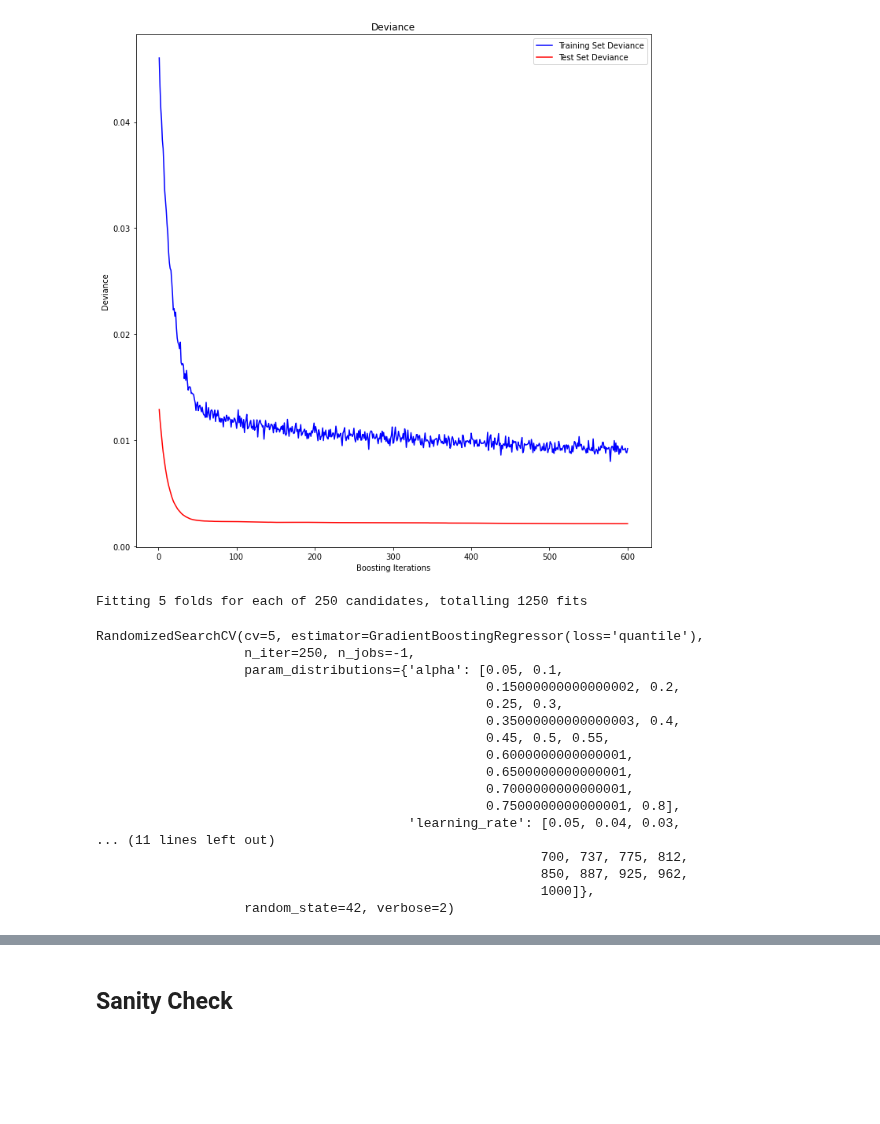
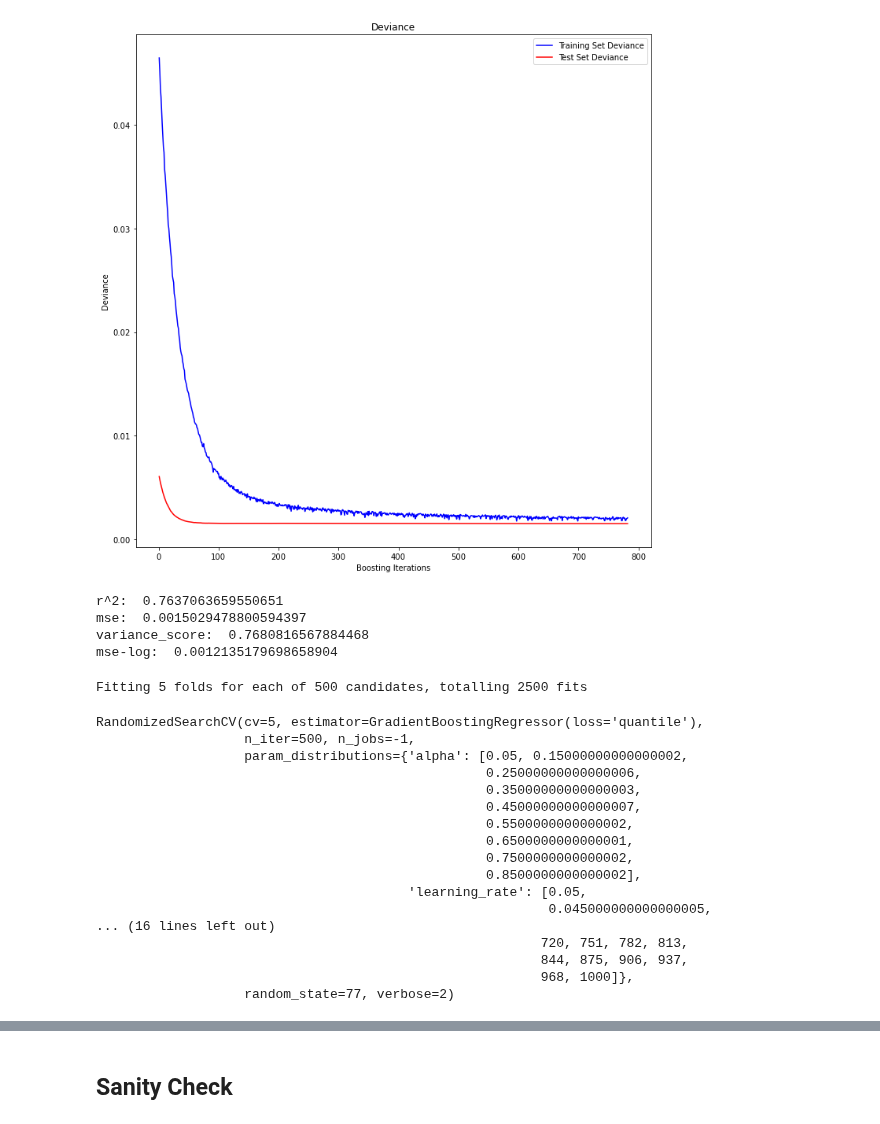
Before and after one commit to ZachLiu519/nba-model, a Jupyter notebook: spring21_models/gbdt_model.ipynb, the cells around one changed output, grey strips where cells are left out. Drawn from its saved outputs; the diff is of its cells as text; code cells hidden in the pictures; blank space fills up the shorter version.

Commit message:
score to 0.7859

```diff
--- a/spring21_models/gbdt_model.ipynb
+++ b/spring21_models/gbdt_model.ipynb
@@ -25,7 +25,9 @@ both = pd.concat([X_train, y_train], axis=1).reset_index().drop(columns=["index"
 smote_data = smogn.smoter(data = both,
                            y = 'cap_space_usage',
                            rel_xtrm_type = 'high',
-                           rel_thres = 0.8,
+                           rel_thres = 0.85,
+                           pert = 0.06,
+                           k = 8,
                            samp_method = 'extreme')
 sm = smote_data.sample(frac=1) ## make sure to shuffle the rows otherwise the cross validation will be scuffed
 y = sm[['cap_space_usage']]
@@ -37,8 +43,8 @@ select = SelectKBest(f_regression, k=20)
 best_features = select.fit_transform(X, y)
 feature_scores = pd.concat([pd.Series(X.columns), pd.Series(select.scores_)], axis=1)
 feature_scores.columns = ["features", "score"]
-features = list(feature_scores.sort_values(by=["score"], ascending=False).head(25)['features'])
+features = list(feature_scores.sort_values(by=["score"], ascending=False).head(20)['features'])
 
 X = X[features]
-print(len(X.columns.values))
+feature_scores.sort_values(by=["score"], ascending=False).head(20)
 # %% [output]
@@ -100,14 +122,15 @@ def run(model, model_name, x_train, x_val):
 from sklearn.ensemble import GradientBoostingRegressor
 from sklearn.metrics import *
 # %%
-params = {'n_estimators': 600,
+params = {'n_estimators': 782,
  'min_samples_split': 8,
- 'min_samples_leaf': 9,
+ 'min_samples_leaf': 5,
  'max_features': 'log2',
- 'max_depth': 2,
- 'learning_rate': 0.05,
- 'alpha': 0.55,
-  'subsample': 0.75,
+ 'max_depth': None,
+ 'learning_rate': 0.03,
+ 'alpha': 0.35000000000000003,
+ 'subsample': 0.9,
+ 'random_state': 3,
  'loss': 'quantile'}
 model_gbr = GradientBoostingRegressor(**params)
 model_gbr.fit(X_train, y_train)
@@ -119,22 +142,29 @@ GradientBoostingRegressor(alpha=0.55, learning_rate=0.05, loss='quantile',
 # %%
 test_score = np.zeros((params['n_estimators'],), dtype=np.float64)
-for i, y_pred in enumerate(model_gbr.staged_predict(X_val[features])):
-    test_score[i] = mean_squared_error(y_val, y_pred)
+for i, y_pred in enumerate(model_gbr.staged_predict(X_test)):
+    test_score[i] = mean_squared_error(y_test, y_pred)
 
 fig = plt.figure(figsize=(10, 10))
 plt.subplot(1, 1, 1)
 plt.title('Deviance')
 plt.plot(np.arange(params['n_estimators']) + 1, model_gbr.train_score_, 'b-',
          label='Training Set Deviance')
 plt.plot(np.arange(params['n_estimators']) + 1, test_score, 'r-',
          label='Test Set Deviance')
 plt.legend(loc='upper right')
 plt.xlabel('Boosting Iterations')
 plt.ylabel('Deviance')
 fig.tight_layout()
 plt.show()
 # %% [output]
-[figure, old version]
+[figure, new version]
+# %%
+evaluate(model_gbr.predict(X_test), y_test)
+# %% [output]
+r^2:  0.7637063659550651
+mse:  0.0015029478800594397
+variance_score:  0.7680816567884468
+mse-log:  0.0012135179698658904
 # %%
 from sklearn.model_selection import *
 # Number of boosting iterations
@@ -159,27 +190,27 @@ random_grid = {'n_estimators': n_estimators,
               'learning_rate': learning_rates,
                'alpha': alphas}
 # %%
-gbdt_random = RandomizedSearchCV(estimator = GradientBoostingRegressor(loss='quantile'), param_distributions = random_grid, n_iter = 250, cv = 5, verbose=2, random_state=42, n_jobs = -1)
+gbdt_random = RandomizedSearchCV(estimator = GradientBoostingRegressor(loss='quantile'), param_distributions = random_grid, n_iter = 500, cv = 5, verbose=2, random_state=77, n_jobs = -1)
 gbdt_random.fit(X_train, y_train)
 # %% [output]
-Fitting 5 folds for each of 250 candidates, totalling 1250 fits
+Fitting 5 folds for each of 500 candidates, totalling 2500 fits
 RandomizedSearchCV(cv=5, estimator=GradientBoostingRegressor(loss='quantile'),
-                   n_iter=250, n_jobs=-1,
-                   param_distributions={'alpha': [0.05, 0.1,
-                                                  0.15000000000000002, 0.2,
-                                                  0.25, 0.3,
-                                                  0.35000000000000003, 0.4,
-                                                  0.45, 0.5, 0.55,
-                                                  0.6000000000000001,
+                   n_iter=500, n_jobs=-1,
+                   param_distributions={'alpha': [0.05, 0.15000000000000002,
+                                                  0.25000000000000006,
+                                                  0.35000000000000003,
+                                                  0.45000000000000007,
+                                                  0.5500000000000002,
                                                   0.6500000000000001,
-                                                  0.7000000000000001,
-                                                  0.7500000000000001, 0.8],
-                                        'learning_rate': [0.05, 0.04, 0.03,
-... (11 lines left out)
-                                                         700, 737, 775, 812,
-                                                         850, 887, 925, 962,
-                                                         1000]},
-                   random_state=42, verbose=2)
+                                                  0.7500000000000002,
+                                                  0.8500000000000002],
+                                        'learning_rate': [0.05,
+                                                          0.045000000000000005,
+... (16 lines left out)
+                                                         720, 751, 782, 813,
+                                                         844, 875, 906, 937,
+                                                         968, 1000]},
+                   random_state=77, verbose=2)
 # %%
 gbdt_random.best_params_
 # %% [output]
```
Also changed, not shown: parts of 8 cells of this notebook.
